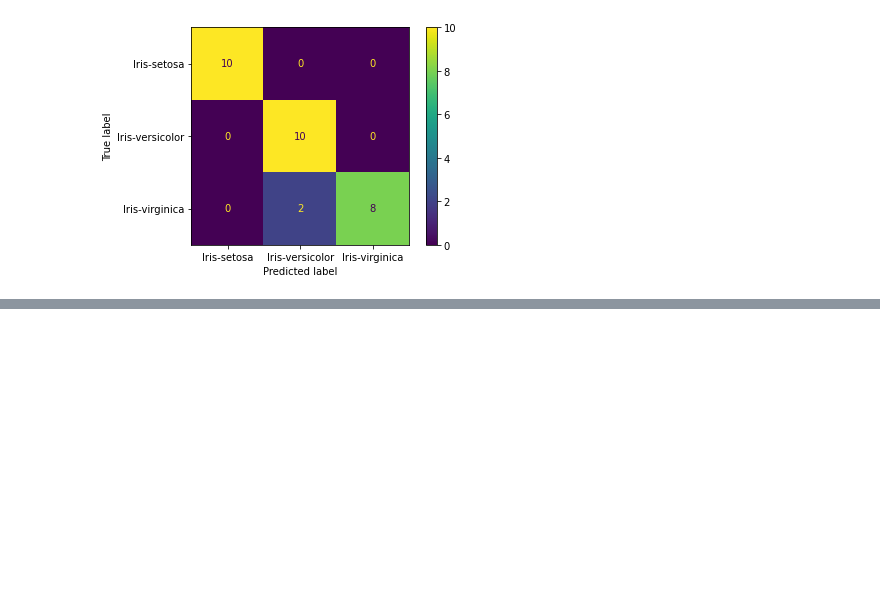
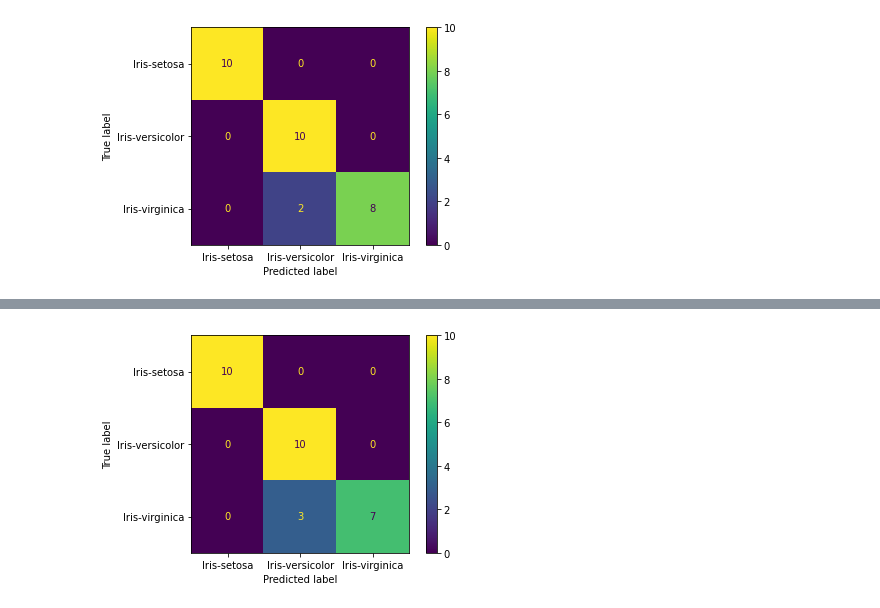
Before and after one commit to YasserLyraa/Repo, a Jupyter notebook: TP2.ipynb, the cells around one changed output, grey strips where cells are left out. Saved outputs shown, nothing was run; the diff lists cells and outputs as text; code cells hidden in the pictures; blank space fills up the shorter version.

```diff
--- a/TP2.ipynb
+++ b/TP2.ipynb
@@ -90,0 +107,2 @@ ValueError: Must pass 2-d input. shape=()
+# %%
+DecTree = DecisionTreeClassifier()
@@ -90,0 +113,4 @@ ValueError: Must pass 2-d input. shape=()
+# %%
+disp_ = metrics.plot_confusion_matrix(DecTree,X_test,Y_test)
+# %% [output]
+[figure, added]
```
Also changed, not shown: parts of 26 cells of this notebook.
